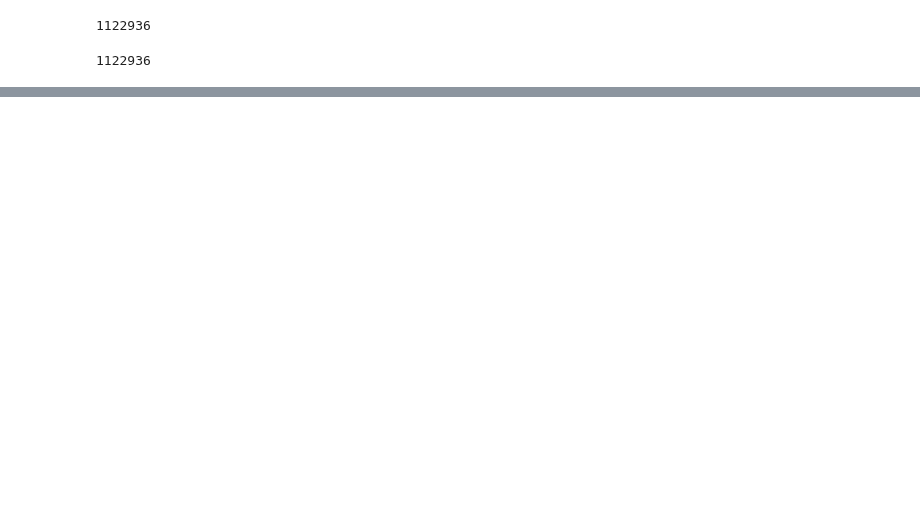
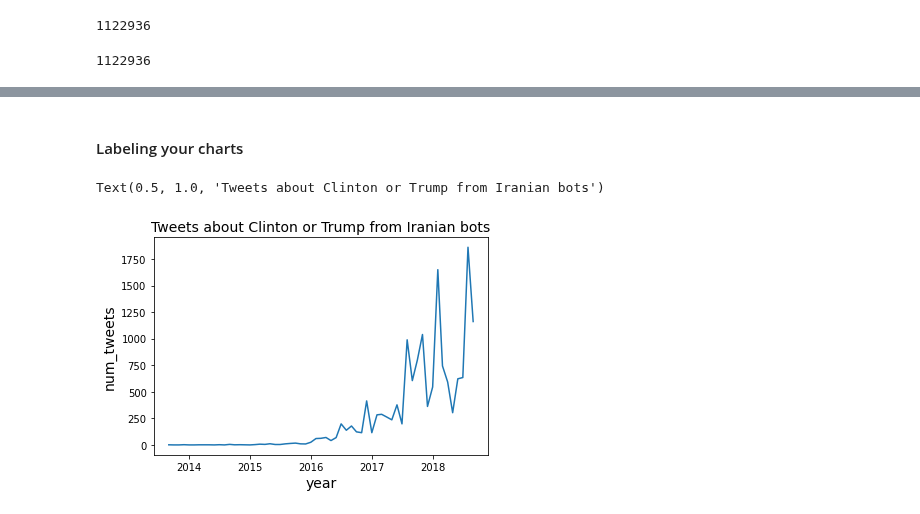
Before and after one commit to lamthuyvo/cuny-advanced-data-journalism, a Jupyter notebook: exercise-files/pandas/time_series_with_pandas/notebooks/twitter-time-series-analysis-solution.ipynb, the cells around one changed output, grey strips where cells are left out. Saved outputs shown, nothing was run; the diff lists cells and outputs as text; code cells hidden in the pictures; blank space fills up the shorter version.

```diff
--- a/exercise-files/pandas/time_series_with_pandas/notebooks/twitter-time-series-analysis-solution.ipynb
+++ b/exercise-files/pandas/time_series_with_pandas/notebooks/twitter-time-series-analysis-solution.ipynb
@@ -217,0 +228,11 @@ len(tweets)
+# %% [markdown]
+#### Labeling your charts
+# %%
+fig, ax = plt.subplots()
+ax.plot(monthly_tweet_count)
+ax.set_xlabel('year', fontsize=14)
+ax.set_ylabel('num_tweets', fontsize=14)
+ax.set_title('Tweets about Clinton or Trump from Iranian bots', fontsize=14)
+# %% [output]
+Text(0.5, 1.0, 'Tweets about Clinton or Trump from Iranian bots')
+[figure, added]
```
Also changed, not shown: parts of 21 cells of this notebook, 3 other files.
